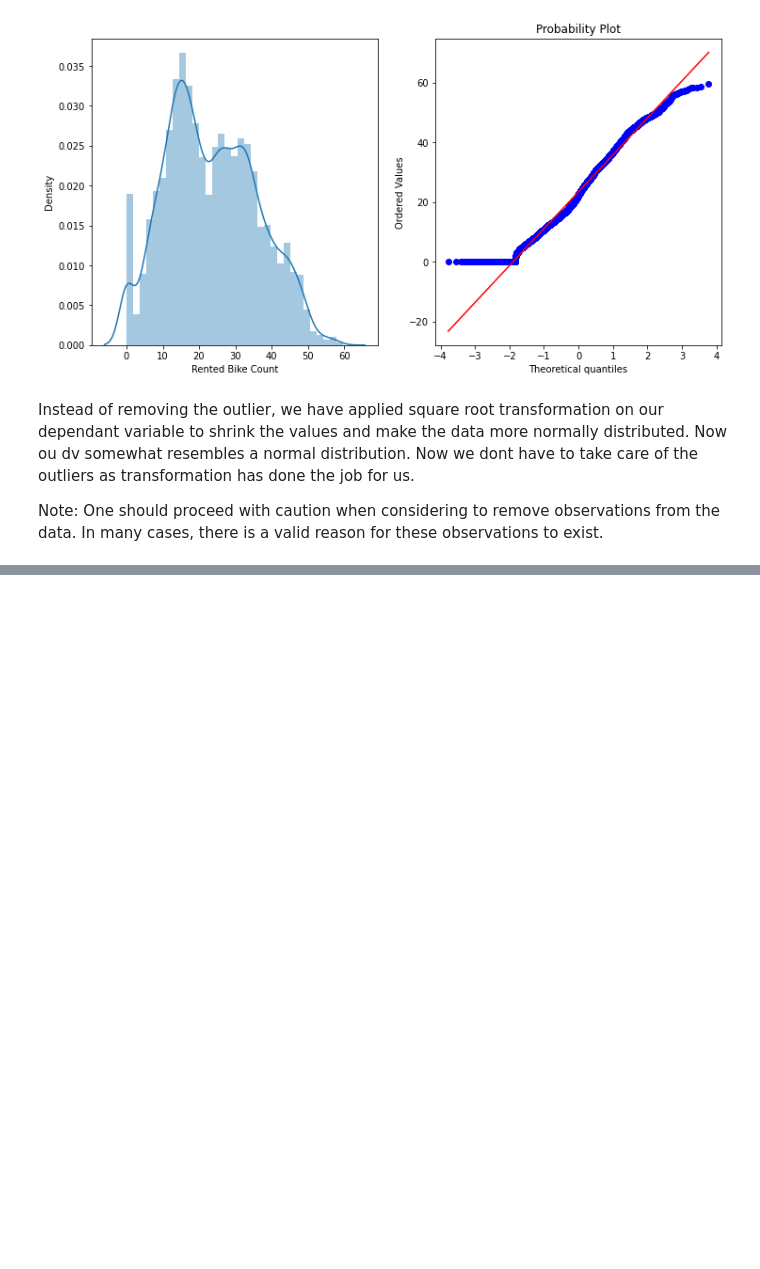
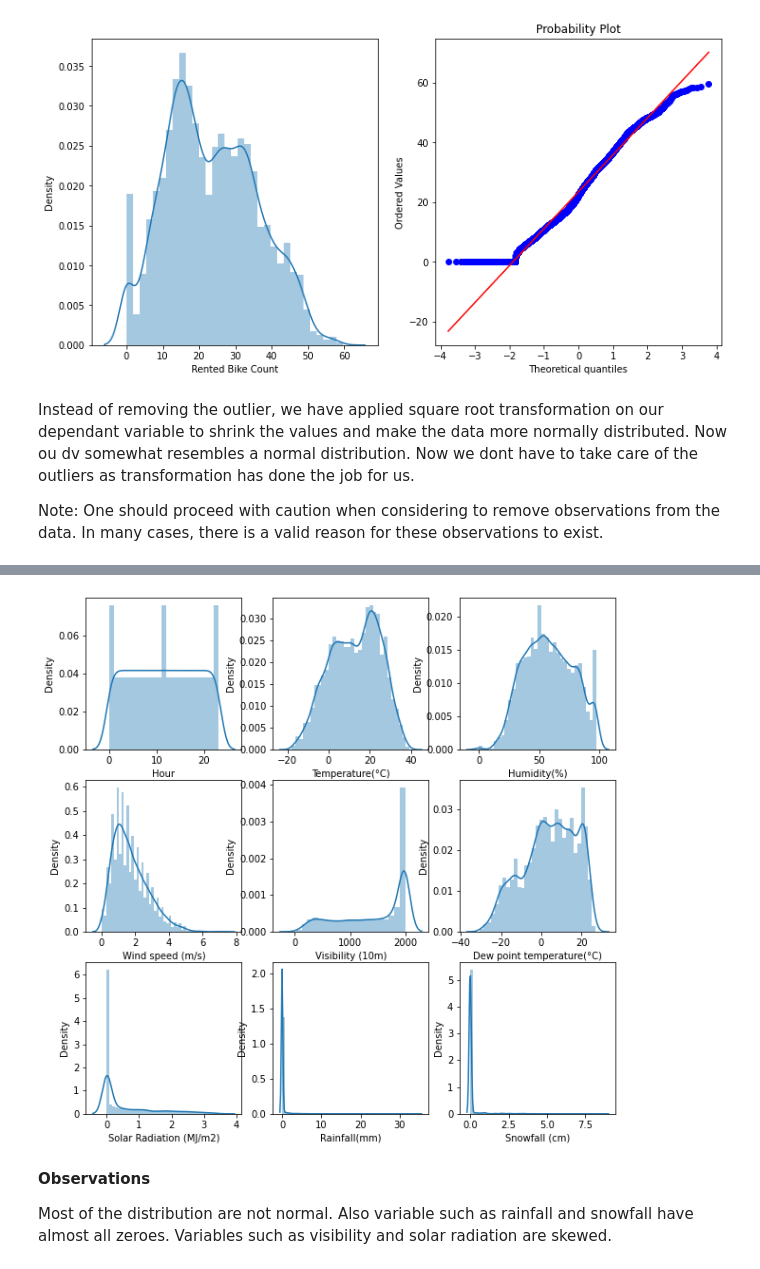
Before and after one commit to rahool010/Bike-Sharing-Demand-Prediction, a Jupyter notebook: Bike_Sharing_Demand_Prediction_Capstone_Project.ipynb, the cells around one changed output, grey strips where cells are left out. Saved outputs shown, nothing was run; the diff lists cells and outputs as text; code cells hidden in the pictures; blank space fills up the shorter version.

```diff
--- a/Bike_Sharing_Demand_Prediction_Capstone_Project.ipynb
+++ b/Bike_Sharing_Demand_Prediction_Capstone_Project.ipynb
@@ -165,0 +257,15 @@ plt.show()
+# %%
+# creating a list of numerical variable
+num_var = ['Hour', 'Temperature(°C)', 'Humidity(%)', 'Wind speed (m/s)', 'Visibility (10m)', 'Dew point temperature(°C)', 'Solar Radiation (MJ/m2)', 'Rainfall(mm)', 'Snowfall (cm)']
+# %%
+# checking the distribution
+plt.figure(figsize=(10,10))
+for index,item in enumerate(num_var):
+  plt.subplot(3,3,index+1)
+  sns.distplot(seoul_df[item])
+# %% [output]
+[figure, added]
+# %% [markdown]
+**Observations**
+
+Most of the distribution are not normal. Also variable such as rainfall and snowfall  have almost all zeroes. Variables such as visibility and solar radiation are skewed.
```
Also changed, not shown: parts of 29 cells of this notebook.
